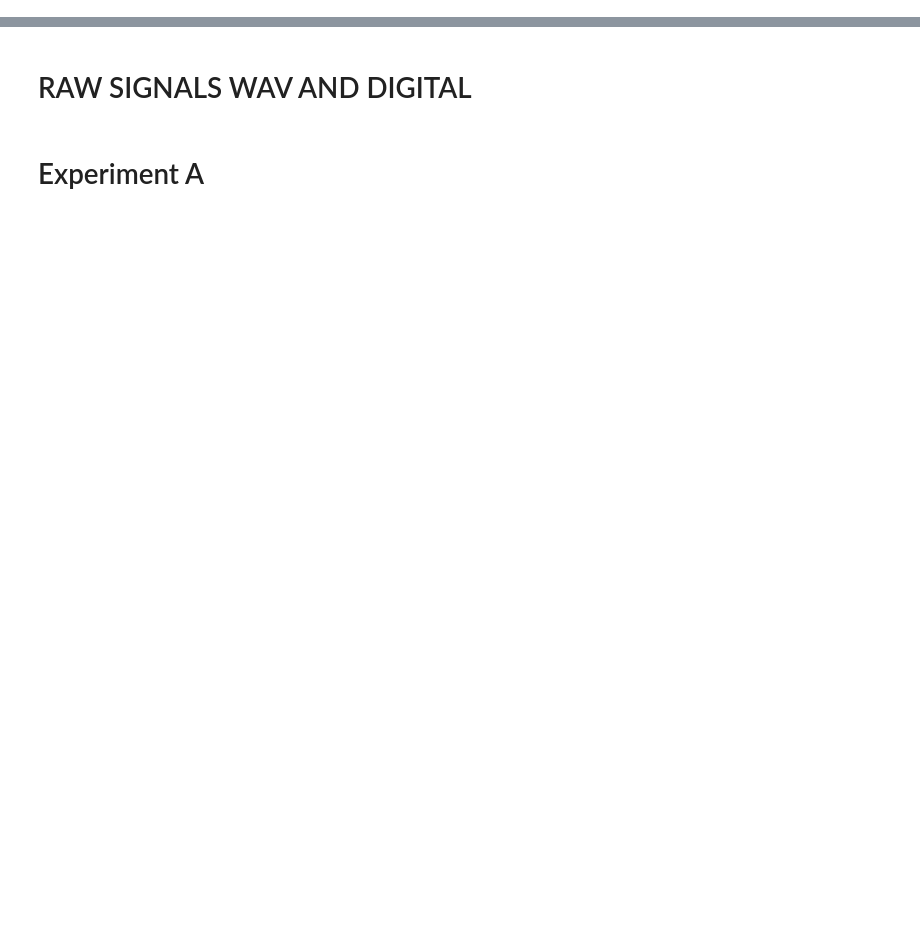
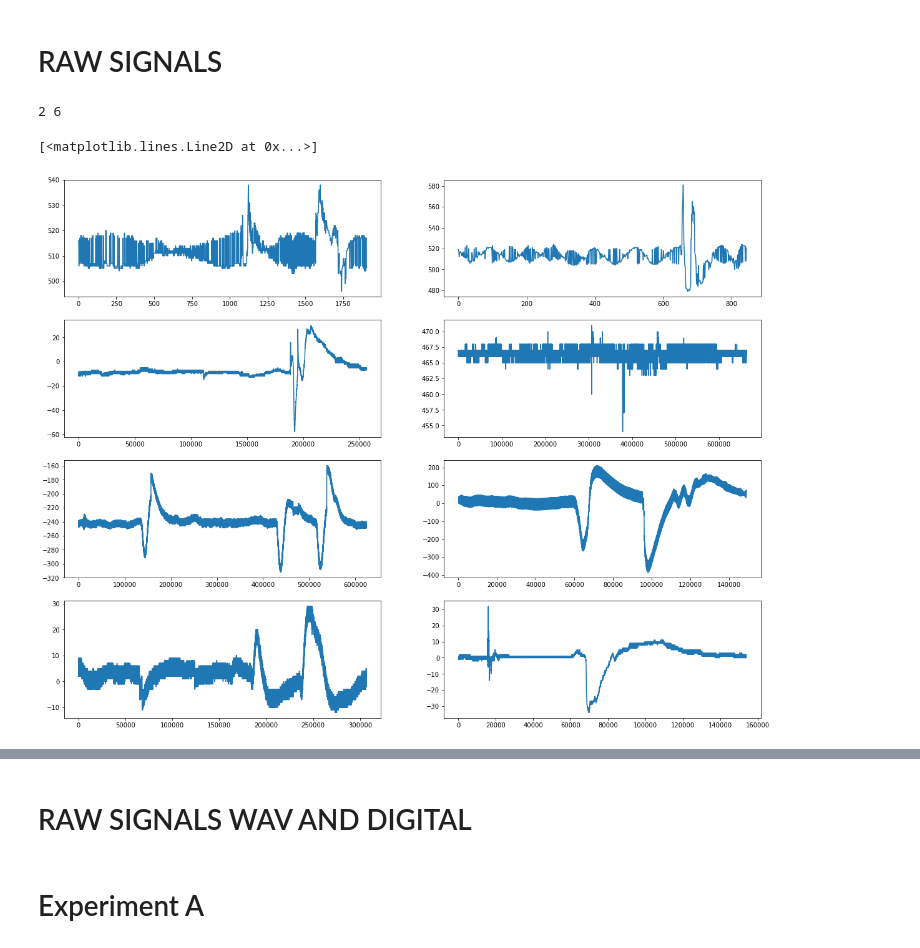
Before and after one commit to calugo/NOTEBOOKS, a Jupyter notebook: APs.ipynb, the cells around one changed output, grey strips where cells are left out. Drawn from its saved outputs; the diff is of its cells as text; code cells hidden in the pictures; blank space fills up the shorter version.

```diff
--- a/APs.ipynb
+++ b/APs.ipynb
@@ -12,0 +15,55 @@ print signals, pwaves
+# %%
+def getwavsig(fn):
+    #import matplotlib.pyplot as plt
+    import numpy as np
+    import wave
+    spf = wave.open(fn,'r')
+
+#Extract Raw Audio from Wav File
+    signal = spf.readframes(-1)
+    signal = np.fromstring(signal, 'Int16')
+    return signal
+# %% [markdown]
+# RAW SIGNALS
+# %%
+print len(signals), len(pwaves)
+
+with open(signals[0],"r") as w:
+    sna=w.readlines()
+#print len(sna)
+with open(signals[1],"r") as w:
+    snb=w.readlines()
+plt.figure(1,figsize=(20,20))
+plt.subplot(521)
+plt.plot(sna)
+plt.subplot(522)
+plt.plot(snb)
+
+snc=getwavsig(pwaves[0])
+plt.subplot(523)
+plt.plot(snc)
+
+snd=getwavsig(pwaves[1])
+plt.subplot(524)
+plt.plot(snd)
+
+sne=getwavsig(pwaves[2])
+plt.subplot(525)
+plt.plot(sne)
+
+snf=getwavsig(pwaves[3])
+plt.subplot(526)
+plt.plot(snf)
+
+
+sng=getwavsig(pwaves[4])
+plt.subplot(527)
+plt.plot(sng)
+
+snh=getwavsig(pwaves[5])
+plt.subplot(528)
+plt.plot(snh)
+# %% [output]
+2 6
+[<matplotlib.lines.Line2D at 0x...>]
+[figure, added]
```
Also changed, not shown: parts of 39 cells of this notebook.
